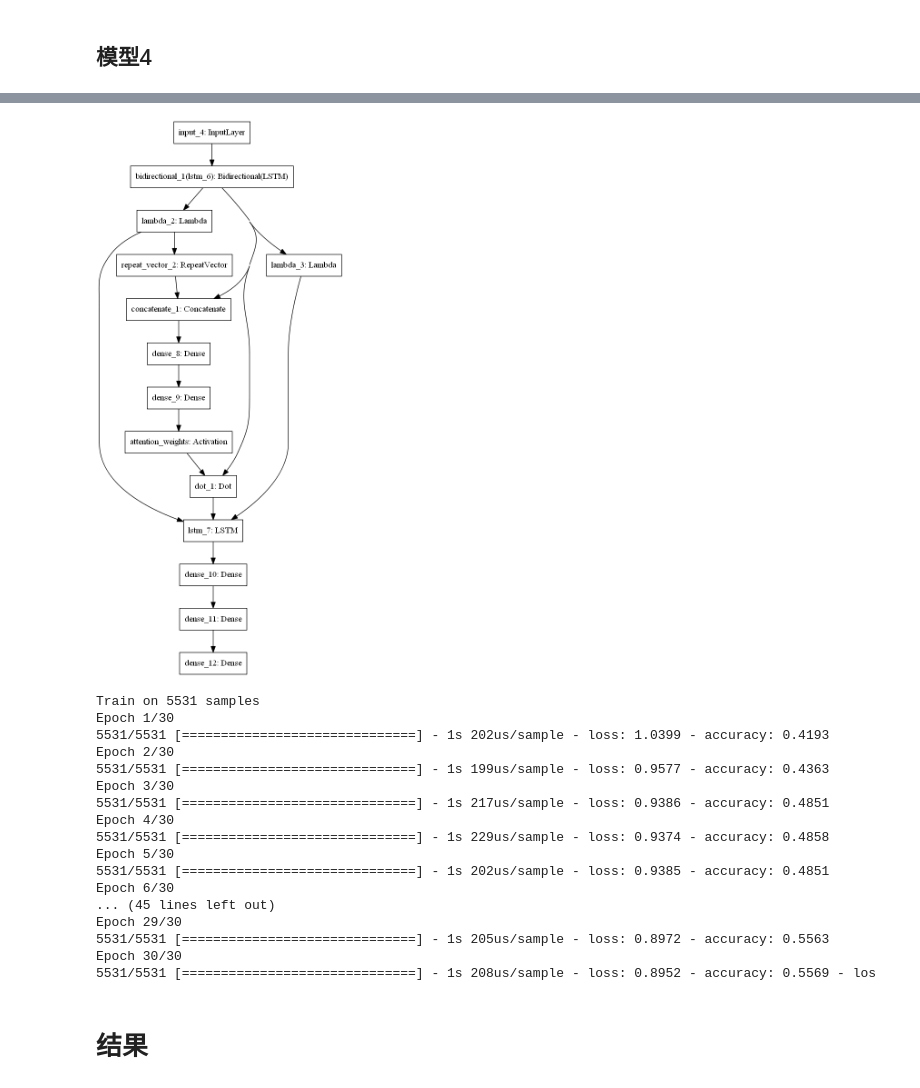
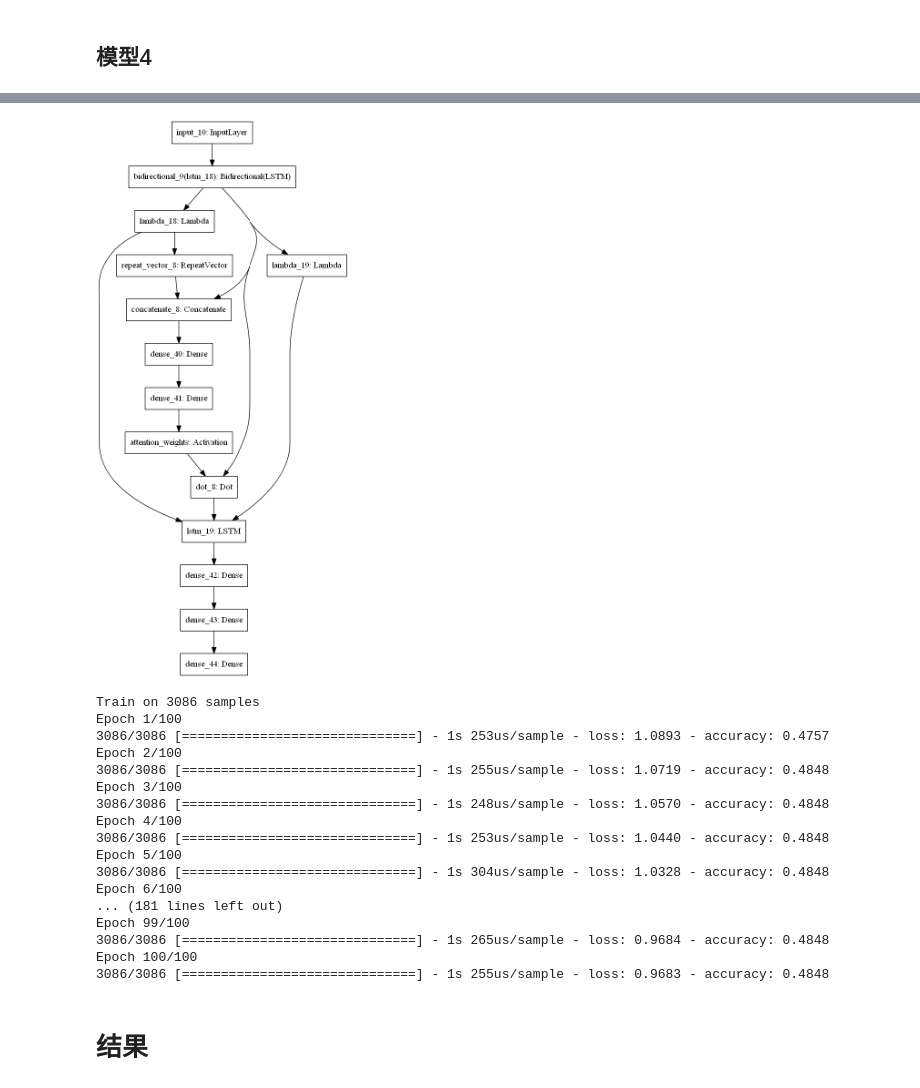
Before and after one commit to SimonLaplacing/prediction, a Jupyter notebook: SequenceModel.ipynb, the cells around one changed output, grey strips where cells are left out. Drawn from its saved outputs; the diff is of its cells as text; code cells hidden in the pictures.

```diff
--- a/SequenceModel.ipynb
+++ b/SequenceModel.ipynb
@@ -376,8 +384,8 @@ Epoch 20/20
 # 基本参数:
 Tx = InLtrain.shape[1]  # 最大输入序列长度
 Ty = 1  # 最大输出序列长度
-layer1_size = 60
-layer2_size = 60  # Attention layer
+layer1_size = 128
+layer2_size = 64  # Attention layer
 input_token = InLtrain.shape[2] # 输入序列维度
 output_token = OutLtrain.shape[1] #输出序列维度
 
@@ -387,8 +395,8 @@ def softmax1(x):
 
 at_repeat = RepeatVector(Tx)
 at_concatenate = Concatenate(axis=-1)
-at_dense1 = Dense(8, activation="tanh")
-at_dense2 = Dense(1, activation="softmax")
+at_dense1 = Dense(8, activation="relu")
+at_dense2 = Dense(1, activation="relu")
 at_softmax = Activation(softmax1, name='attention_weights')
 at_dot = Dot(axes=1)
 
@@ -462,12 +470,12 @@ def get_model1(Tx, Ty, layer1_size, layer2_size, input_token, output_token):
     model - A Keras Model.
     """
     layer31 = Dense(8, activation='relu')
-    layer32 = Dense(5, activation='relu')
+    layer32 = Dense(4, activation='relu')
     layer33 = Dense(output_token, activation='softmax')
     # Create layers one by one
     X = Input(shape=(Tx, input_token))
 
-    a1 = Bidirectional(LSTM(layer1_size, return_sequences=True,dropout=0.2), merge_mode='concat')(X)
+    a1 = Bidirectional(LSTM(layer1_size, return_sequences=True,dropout=0.1), merge_mode='concat')(X)
 
     a2 = attention_layer1(a1, layer2_size, Ty)
 
@@ -482,7 +490,6 @@ def get_model1(Tx, Ty, layer1_size, layer2_size, input_token, output_token):
 model4 = get_model1(Tx, Ty, layer1_size, layer2_size, input_token, output_token)
 
 # Create optimizer
-adam=Adam(learning_rate=0.01)
 model4.compile(optimizer='adam', loss='categorical_crossentropy', metrics=['accuracy'])
 
 # print(model4.summary())
@@ -495,26 +502,26 @@ WARNING:tensorflow:Layer lstm_7 will not use cuDNN kernel since it doesn't meet
-[figure, old version]
+[figure, new version]
 # %%
 # Time to train
 
-History4 = model4.fit(InLtrain, OutLtrain, epochs=30, batch_size=80)
+History4 = model4.fit(InLtrain80, OutLtrain80, epochs=100, batch_size=64)
 # %% [output]
-Train on 5531 samples
-Epoch 1/30
-5531/5531 [==============================] - 1s 202us/sample - loss: 1.0399 - accuracy: 0.4193
-Epoch 2/30
-5531/5531 [==============================] - 1s 199us/sample - loss: 0.9577 - accuracy: 0.4363
-Epoch 3/30
-5531/5531 [==============================] - 1s 217us/sample - loss: 0.9386 - accuracy: 0.4851
-Epoch 4/30
-5531/5531 [==============================] - 1s 229us/sample - loss: 0.9374 - accuracy: 0.4858
-Epoch 5/30
-5531/5531 [==============================] - 1s 202us/sample - loss: 0.9385 - accuracy: 0.4851
-Epoch 6/30
-... (45 lines left out)
-Epoch 29/30
-5531/5531 [==============================] - 1s 205us/sample - loss: 0.8972 - accuracy: 0.5563
-Epoch 30/30
-5531/5531 [==============================] - 1s 208us/sample - loss: 0.8952 - accuracy: 0.5569 - los
+Train on 3086 samples
+Epoch 1/100
+3086/3086 [==============================] - 1s 253us/sample - loss: 1.0893 - accuracy: 0.4757
+Epoch 2/100
+3086/3086 [==============================] - 1s 255us/sample - loss: 1.0719 - accuracy: 0.4848
+Epoch 3/100
+3086/3086 [==============================] - 1s 248us/sample - loss: 1.0570 - accuracy: 0.4848
+Epoch 4/100
+3086/3086 [==============================] - 1s 253us/sample - loss: 1.0440 - accuracy: 0.4848
+Epoch 5/100
+3086/3086 [==============================] - 1s 304us/sample - loss: 1.0328 - accuracy: 0.4848
+Epoch 6/100
+... (181 lines left out)
+Epoch 99/100
+3086/3086 [==============================] - 1s 265us/sample - loss: 0.9684 - accuracy: 0.4848
+Epoch 100/100
+3086/3086 [==============================] - 1s 255us/sample - loss: 0.9683 - accuracy: 0.4848
 # %% [markdown]
 # 结果
 # %% [markdown]
```
Also changed, not shown: parts of 6 cells of this notebook, 3 other files.
